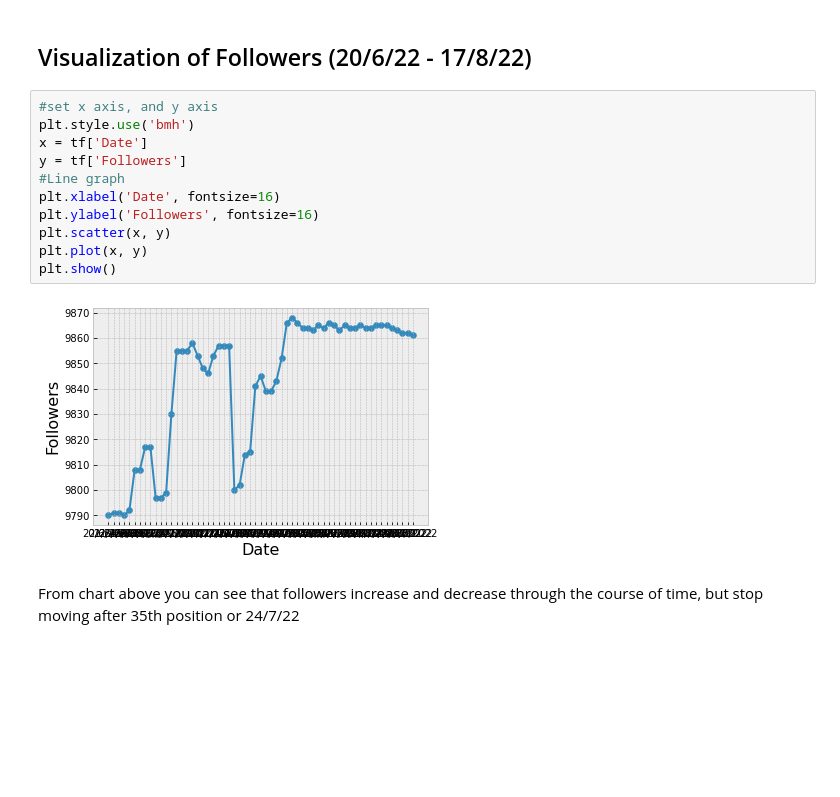
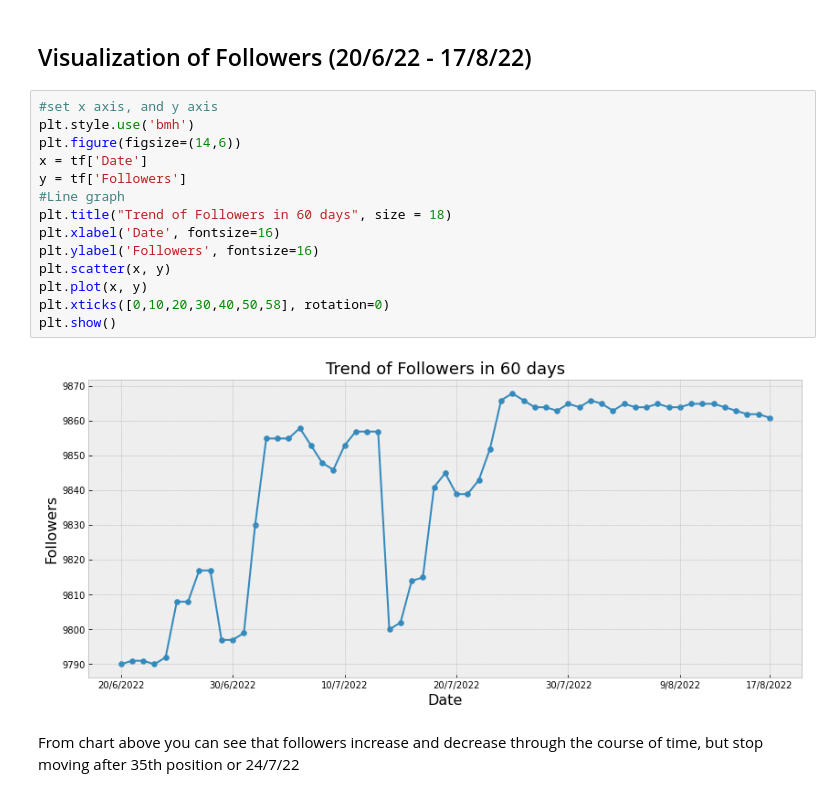
Before and after one commit to CoryMink/Tiktok_Projcect, a Jupyter notebook: Project_Final_PYT06.ipynb, the cells around one changed output. Cells and saved outputs as stored; diff of their text form; blank space fills up the shorter version.

```diff
--- a/Project_Final_PYT06.ipynb
+++ b/Project_Final_PYT06.ipynb
@@ -64,16 +63,19 @@ complete.head()
 # %%
 #set x axis, and y axis
 plt.style.use('bmh')
+plt.figure(figsize=(14,6))
 x = tf['Date']
 y = tf['Followers']
 #Line graph
+plt.title("Trend of Followers in 60 days", size = 18)
 plt.xlabel('Date', fontsize=16)
 plt.ylabel('Followers', fontsize=16)
 plt.scatter(x, y)
 plt.plot(x, y)
+plt.xticks([0,10,20,30,40,50,58], rotation=0)
 plt.show()
 # %% [output]
-[figure, old version]
+[figure, new version]
 # %% [markdown]
 From chart above you can see that followers increase and decrease through the course of time, but stop moving after 35th position  or 24/7/22
 # %% [markdown]
```
Also changed, not shown: parts of 4 cells of this notebook.
